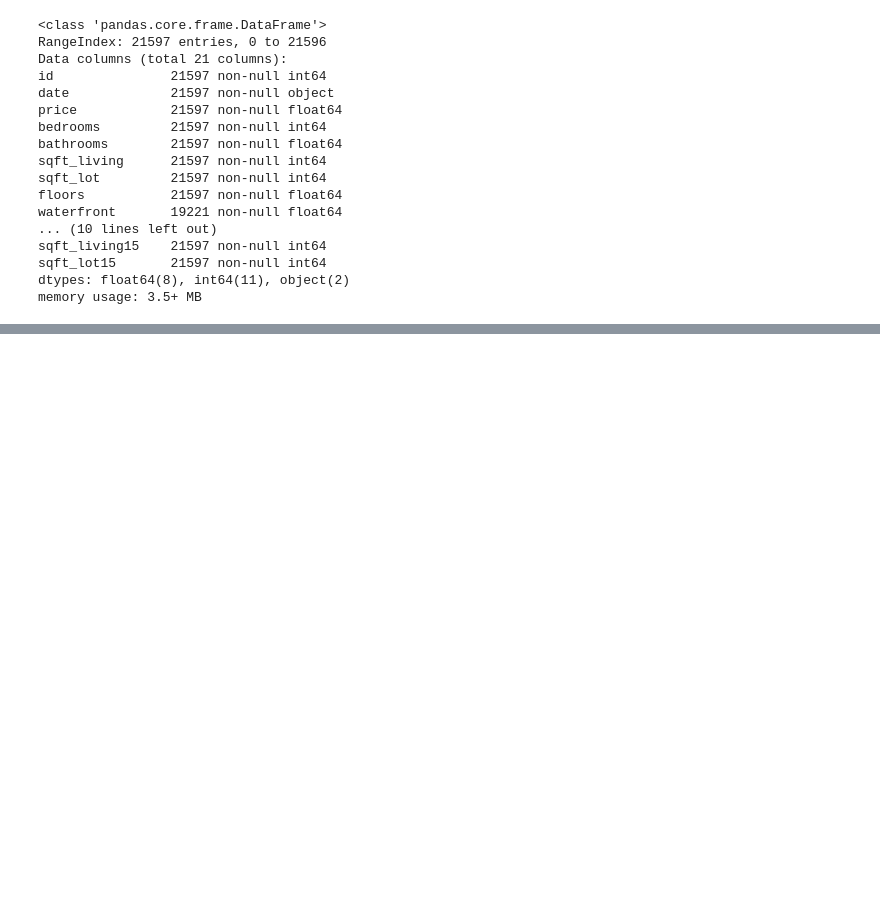
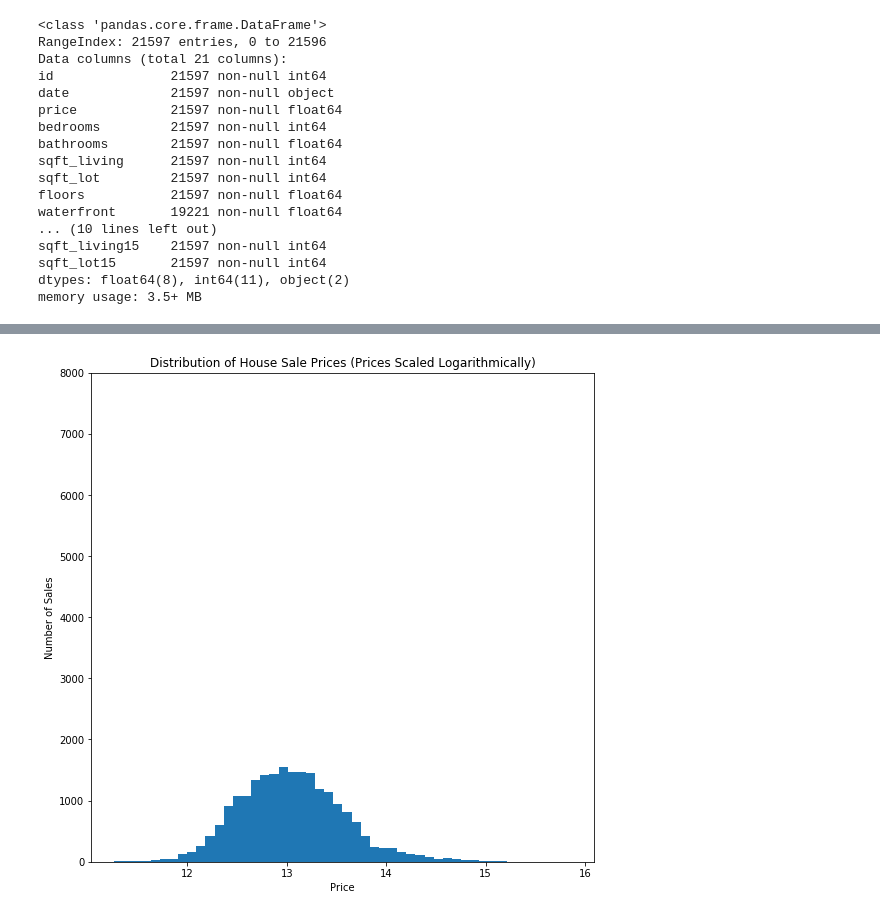
Before and after one commit to AlecMorgan/Housing-Price-Predictor, a Jupyter notebook: student.ipynb, the cells around one changed output, grey strips where cells are left out. Cells and saved outputs as stored; diff of their text form; code cells hidden in the pictures; blank space fills up the shorter version.

```diff
--- a/student.ipynb
+++ b/student.ipynb
@@ -308,0 +162,11 @@ plt.show()
+# %%
+house_data['log_price'] = house_data['price'].apply(lambda x: np.log(x))
+# %%
+plt.figure(figsize=(9,9))
+plt.ylim(0, 8000)
+plt.xlabel('Price')
+plt.ylabel('Number of Sales')
+plt.title('Distribution of House Sale Prices (Prices Scaled Logarithmically)')
+_ = plt.hist(house_data['log_price'], bins=50)
+# %% [output]
+[figure, added]
```
Also changed, not shown: parts of 107 cells of this notebook.
